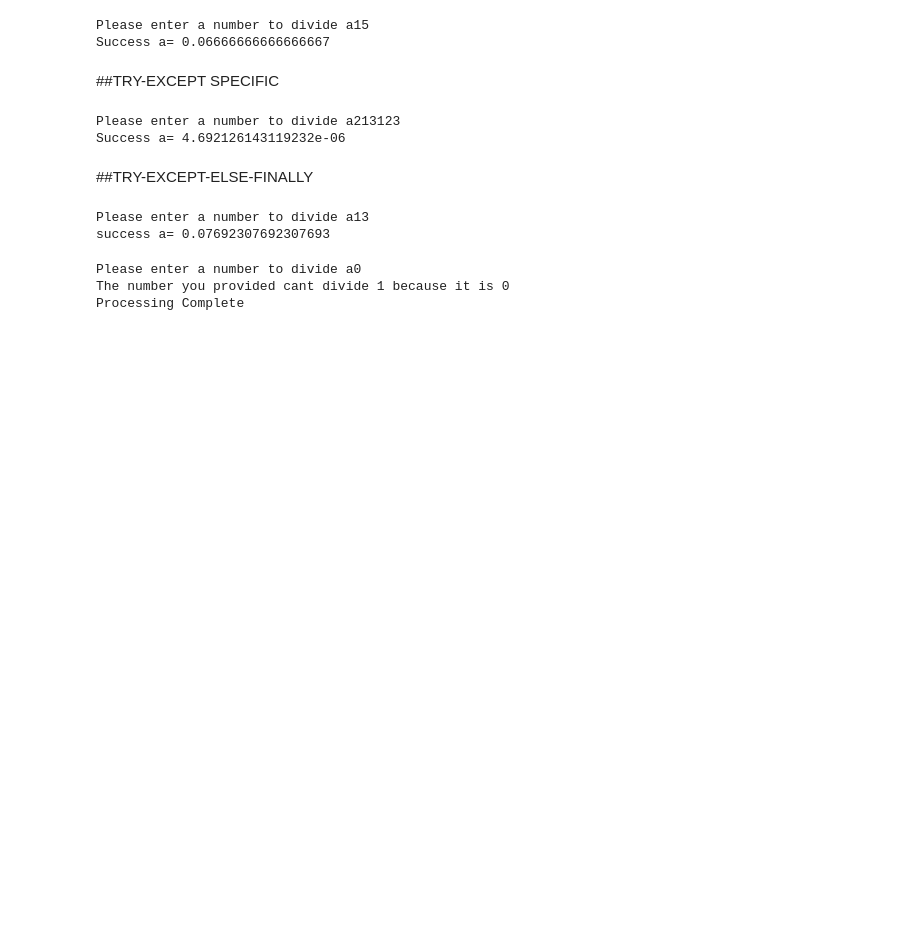
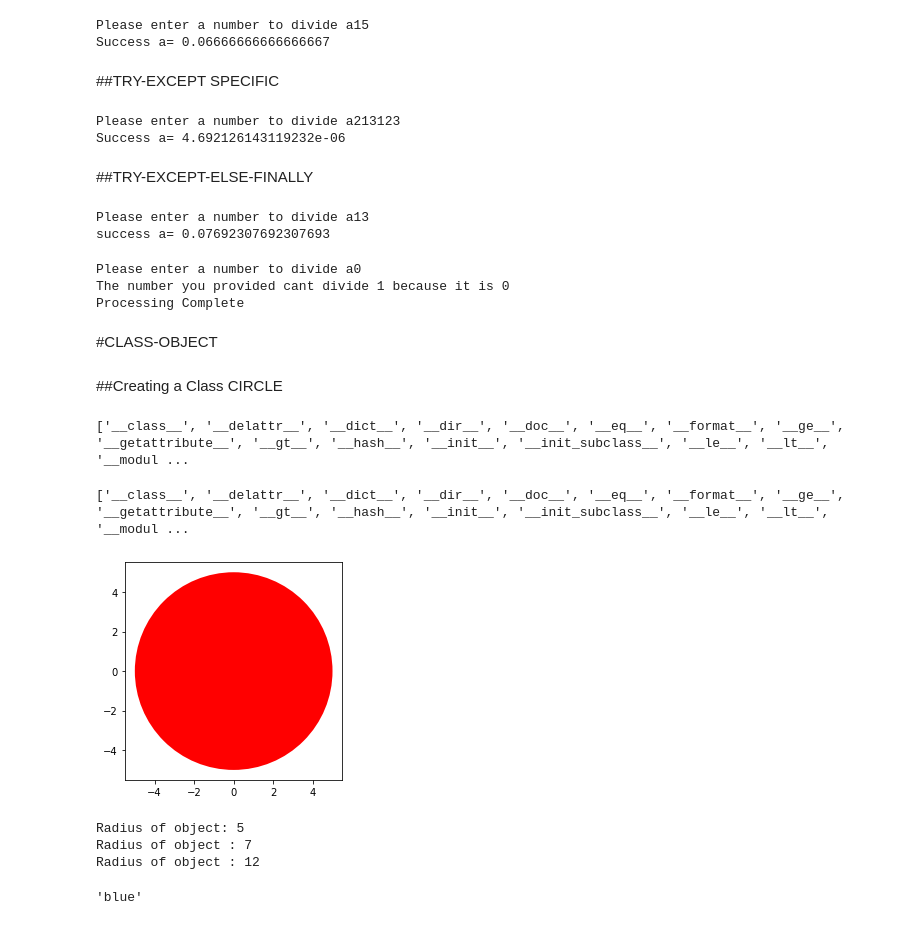
Before and after one commit to DogukanCifci/PYTHON-PRACTICE, a Jupyter notebook: FUNCTIONS.ipynb, the cells around one changed output. Drawn from its saved outputs; the diff is of its cells as text; code cells hidden in the pictures; blank space fills up the shorter version.

Commit message:
Class Circle added

```diff
--- a/FUNCTIONS.ipynb
+++ b/FUNCTIONS.ipynb
@@ -998,3 +998,57 @@ finally:
 Please enter a number to divide a0
 The number you provided cant divide 1 because it is 0
 Processing Complete
+# %% [markdown]
+#CLASS-OBJECT
+# %% [markdown]
+##Creating a Class CIRCLE
+# %%
+# Create a class Circle
+
+class Circle(object):   #Firstly this one
+
+    # Constructor
+    def __init__(self, radius=3, color='blue'):
+        self.radius = radius
+        self.color = color
+
+    # Method
+    def add_radius(self, r):
+        self.radius = self.radius + r
+        return(self.radius)
+
+    # Method
+    def drawCircle(self):
+        plt.gca().add_patch(plt.Circle((0, 0), radius=self.radius, fc=self.color))
+        plt.axis('scaled')
+        plt.show()
+# %%
+print(dir(Circle))
+# %% [output]
+['__class__', '__delattr__', '__dict__', '__dir__', '__doc__', '__eq__', '__format__', '__ge__', '__getattribute__', '__gt__', '__hash__', '__init__', '__init_subclass__', '__le__', '__lt__', '__modul ...
+# %%
+RedCircle = Circle(5,'red')
+print(dir(RedCircle))
+
+RedCircle.drawCircle()
+# %% [output]
+['__class__', '__delattr__', '__dict__', '__dir__', '__doc__', '__eq__', '__format__', '__ge__', '__getattribute__', '__gt__', '__hash__', '__init__', '__init_subclass__', '__le__', '__lt__', '__modul ...
+[figure, added]
+# %%
+# Use method to change the object attribute radius
+
+print('Radius of object:',RedCircle.radius)   #Degisiklikler kalicidir.
+RedCircle.add_radius(2)
+print('Radius of object :',RedCircle.radius)
+RedCircle.add_radius(5)
+print('Radius of object :',RedCircle.radius)
+# %% [output]
+Radius of object: 5
+Radius of object : 7
+Radius of object : 12
+# %%
+BlueCircle = Circle(15)
+BlueCircle.radius
+BlueCircle.color    #color tanimlamamis olmama ragmen otomatik geldi
+# %% [output]
+'blue'
```
